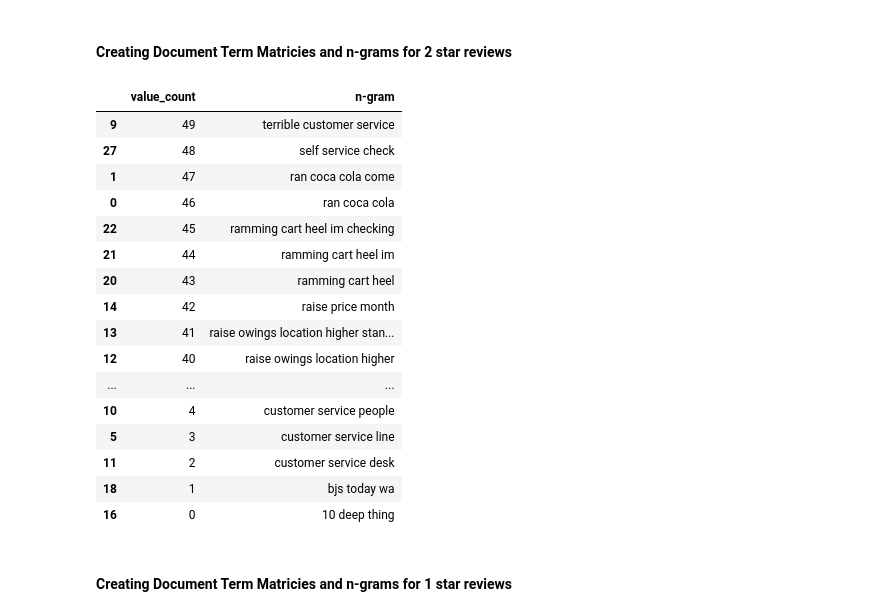
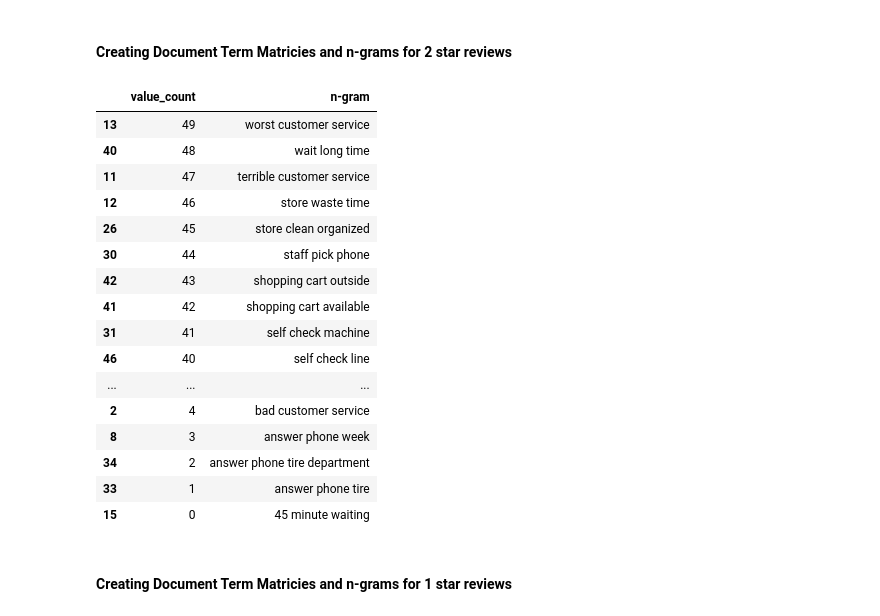
Before and after one commit to kennyzhou9/Capstone-Project-Team19, a Jupyter notebook: google_reviews_analysis.ipynb, the cells around one changed output. Saved outputs shown, nothing was run; the diff lists cells and outputs as text; code cells hidden in the pictures.

```diff
--- a/google_reviews_analysis.ipynb
+++ b/google_reviews_analysis.ipynb
@@ -413,32 +424,32 @@ lda_rating_3_pd = pd.DataFrame(lda_rating_3.toarray(),columns=tfidf3_.get_featur
 # %%
 tfidf2.vocabulary_
 
 tfidf2_s = pd.Series(tfidf2.vocabulary_)
 tfidf2_s=tfidf2_s.to_frame()
 tfidf2_s['n-gram'] = tfidf2_s.index
 tfidf2_s.index = range(len(tfidf2_s.index))
 tfidf2_s.rename({0:'value_count'},axis=1,inplace=True)
 
-top_n_grams = tfidf2_s.loc[~tfidf2_s['n-gram'].str.contains('google')].sort_values('n-gram',ascending = False)
-top_n_grams
+top_n_grams2 = tfidf2_s.loc[~tfidf2_s['n-gram'].str.contains('google')].sort_values('n-gram',ascending = False)
+top_n_grams2
 # %% [output]
 |  | value_count | n-gram |
-| 9 | 49 | terrible customer service |
-| 27 | 48 | self service check |
-| 1 | 47 | ran coca cola come |
-| 0 | 46 | ran coca cola |
-| 22 | 45 | ramming cart heel im checking |
-| 21 | 44 | ramming cart heel im |
-| 20 | 43 | ramming cart heel |
-| 14 | 42 | raise price month |
-| 13 | 41 | raise owings location higher stan... |
-| 12 | 40 | raise owings location higher |
+| 13 | 49 | worst customer service |
+| 40 | 48 | wait long time |
+| 11 | 47 | terrible customer service |
+| 12 | 46 | store waste time |
+| 26 | 45 | store clean organized |
+| 30 | 44 | staff pick phone |
+| 42 | 43 | shopping cart outside |
+| 41 | 42 | shopping cart available |
+| 31 | 41 | self check machine |
+| 46 | 40 | self check line |
 | ... | ... | ... |
-| 10 | 4 | customer service people |
-| 5 | 3 | customer service line |
-| 11 | 2 | customer service desk |
-| 18 | 1 | bjs today wa |
-| 16 | 0 | 10 deep thing |
+| 2 | 4 | bad customer service |
+| 8 | 3 | answer phone week |
+| 34 | 2 | answer phone tire department |
+| 33 | 1 | answer phone tire |
+| 15 | 0 | 45 minute waiting |
 # %%
 lda_rating_2 = tfidf2_.fit_transform(processed_reviews_two)
 lda_rating_2_pd = pd.DataFrame(lda_rating_2.toarray(),columns=tfidf2_.get_feature_names())
```
Also changed, not shown: parts of 38 cells of this notebook, 6 other files.
